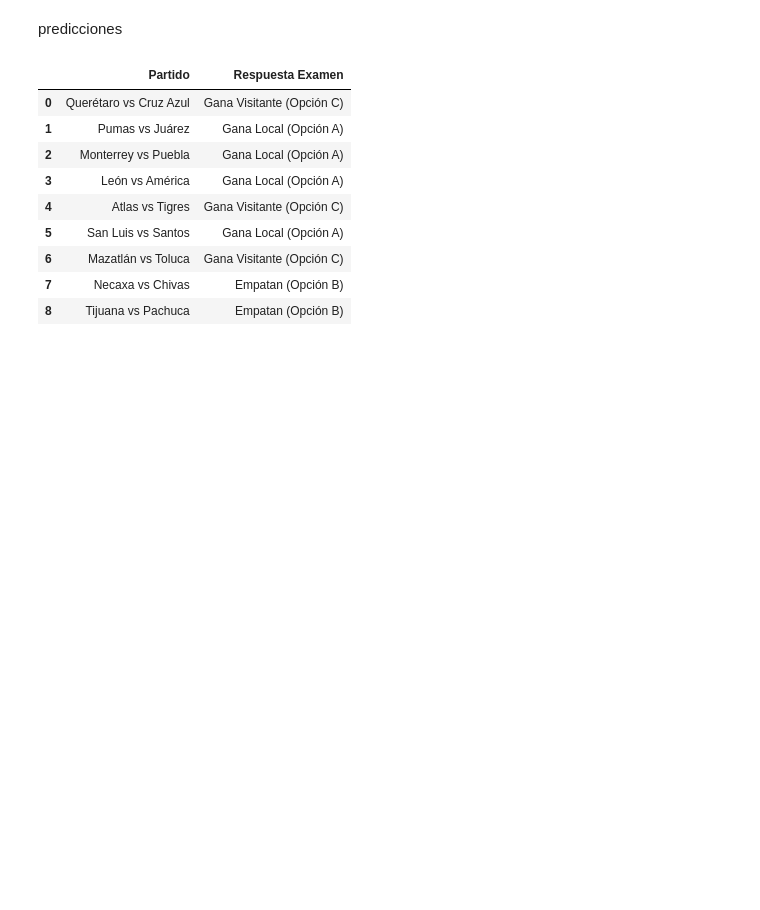
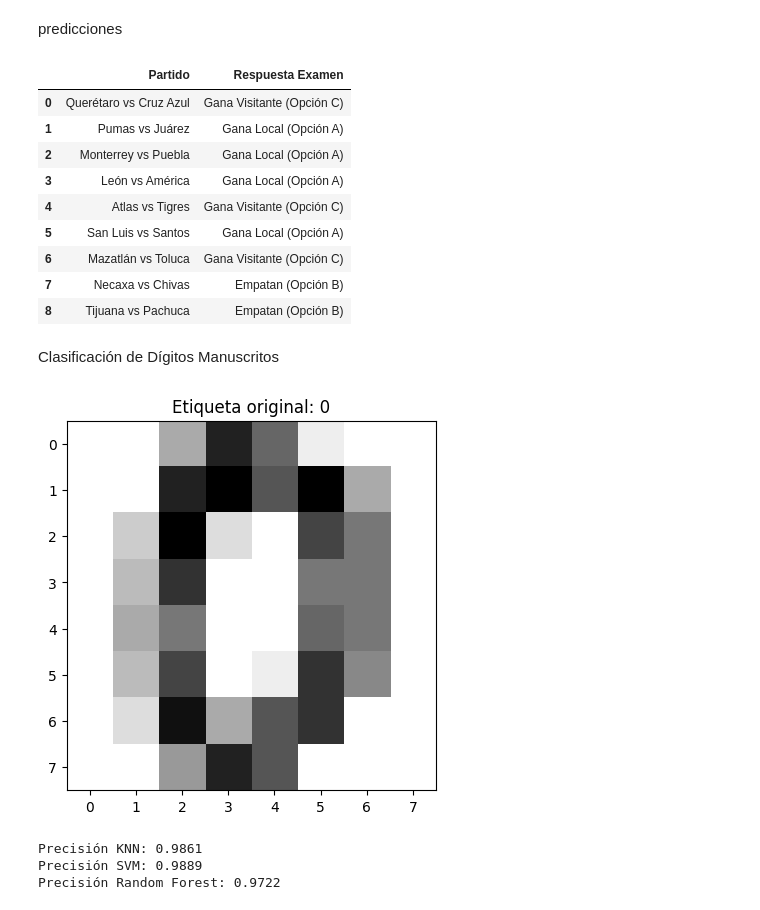
Before and after one commit to SayraIbarra/mineria, a Jupyter notebook: clase_mineria.ipynb, the cells around one changed output. Saved outputs shown, nothing was run; the diff lists cells and outputs as text; code cells hidden in the pictures; blank space fills up the shorter version.

```diff
--- a/clase_mineria.ipynb
+++ b/clase_mineria.ipynb
@@ -2036,3 +2036,52 @@ df_j16[['Partido', 'Respuesta Examen']]
 | 6 | Mazatlán vs Toluca | Gana Visitante (Opción C) |
 | 7 | Necaxa vs Chivas | Empatan (Opción B) |
 | 8 | Tijuana vs Pachuca | Empatan (Opción B) |
+# %% [markdown]
+Clasificación de Dígitos Manuscritos
+# %%
+import numpy as np
+import matplotlib.pyplot as plt
+from sklearn import datasets, svm, metrics
+from sklearn.model_selection import train_test_split
+from sklearn.neighbors import KNeighborsClassifier
+from sklearn.ensemble import RandomForestClassifier
+
+# Cargar el dataset
+digits = datasets.load_digits()
+
+# Visualizar el primer dígito para entender los datos
+plt.imshow(digits.images[0], cmap=plt.cm.gray_r)
+plt.title(f"Etiqueta original: {digits.target[0]}")
+plt.show()
+
+# Aplanar las imágenes (8x8 -> 64 pixeles)
+n_samples = len(digits.images)
+data = digits.images.reshape((n_samples, -1))
+
+# Dividir 80/20
+X_train, X_test, y_train, y_test = train_test_split(
+    data, digits.target, test_size=0.2, shuffle=True, random_state=42
+)
+# %% [output]
+[figure, added]
+# %%
+# 1. K-Nearest Neighbors
+knn = KNeighborsClassifier(n_neighbors=5)
+knn.fit(X_train, y_train)
+
+# 2. Support Vector Machine
+clf_svm = svm.SVC(kernel='rbf', gamma=0.001)
+clf_svm.fit(X_train, y_train)
+
+# 3. Random Forest
+rf = RandomForestClassifier(n_estimators=100, random_state=42)
+rf.fit(X_train, y_train)
+
+# Reporte de precisión rápida
+print(f"Precisión KNN: {knn.score(X_test, y_test):.4f}")
+print(f"Precisión SVM: {clf_svm.score(X_test, y_test):.4f}")
+print(f"Precisión Random Forest: {rf.score(X_test, y_test):.4f}")
+# %% [output]
+Precisión KNN: 0.9861
+Precisión SVM: 0.9889
+Precisión Random Forest: 0.9722
```
Also changed, not shown: parts of 4 cells of this notebook.
